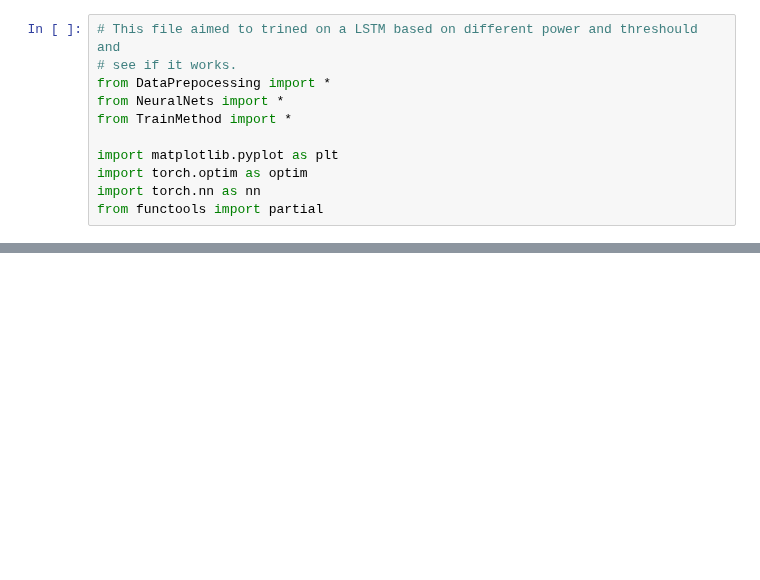
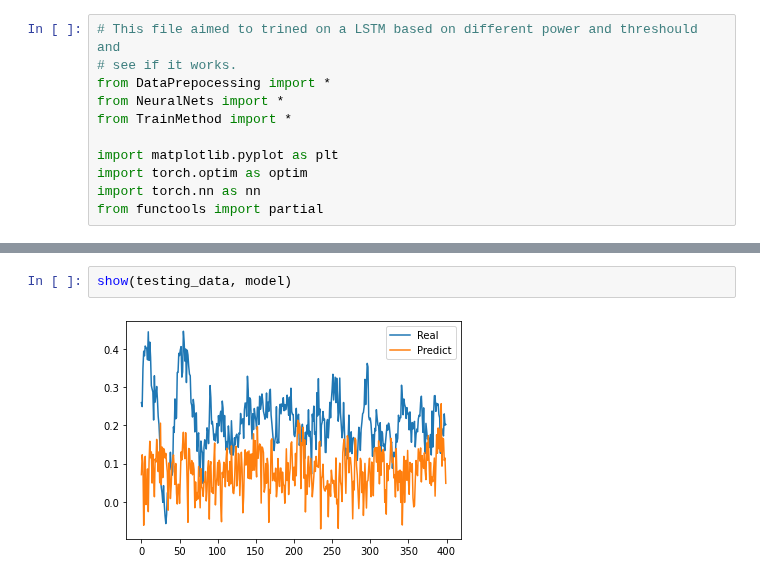
Before and after one commit to ChangyiYang/SimpleLSTM, a Jupyter notebook: GeneralLSTM.ipynb, the cells around one changed output, grey strips where cells are left out. Cells and saved outputs as stored; diff of their text form; blank space fills up the shorter version.

```diff
--- a/GeneralLSTM.ipynb
+++ b/GeneralLSTM.ipynb
@@ -116,0 +233,4 @@ TypeError: __init__() takes from 2 to 5 positional arguments but 6 were given
+# %%
+show(testing_data, model)
+# %% [output]
+[figure, added]
```
Also changed, not shown: parts of 20 cells of this notebook, 1 other file.
